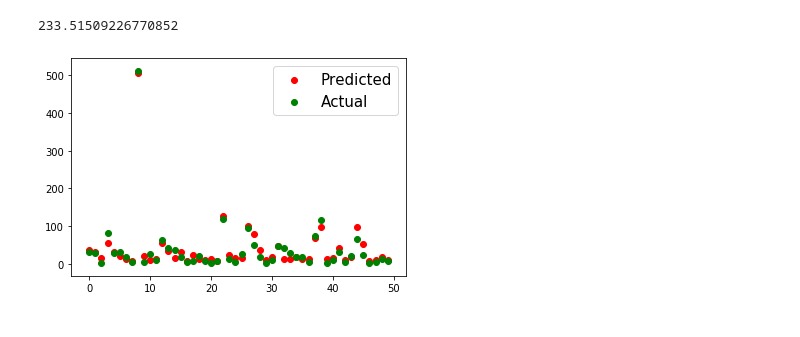
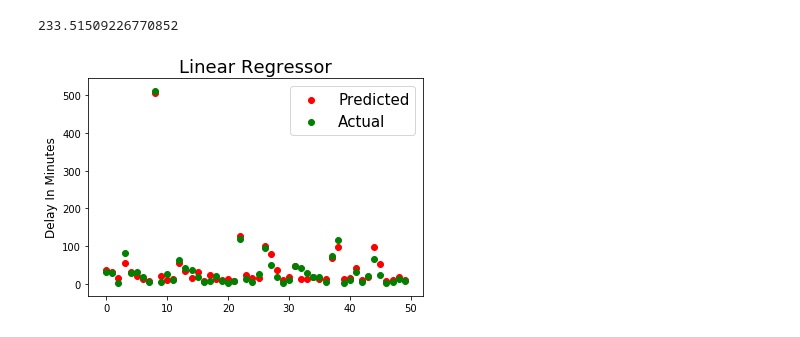
Before and after one commit to MaheshBharadwaj/FlightDelayPrediction, a Jupyter notebook: DelayPrediction.ipynb, the cells around one changed output. Saved outputs shown, nothing was run; the diff lists cells and outputs as text; code cells hidden in the pictures.

```diff
--- a/DelayPrediction.ipynb
+++ b/DelayPrediction.ipynb
@@ -149,8 +161,11 @@ mean_squared_error(y_test,y_pred)
 # %%
 fig,ax3 = plt.subplots()
 ax3.scatter(y=y_pred[200:250],x=[i for i in range(50)],c='r',label='Predicted')
 ax3.scatter(y=y_test[200:250],x=[i for i in range(50)],c='g',label='Actual')
 ax3.legend(fontsize=15)
+ax3.set_ylabel('Delay In Minutes',fontsize=12)
+ax3.set_title('Linear Regressor',fontsize=18)
+plt.savefig('./Images/ExtraTreeRegressor.png')
 plt.show()
 # %% [output]
-[figure, old version]
+[figure, new version]
```
Also changed, not shown: parts of 6 cells of this notebook.
